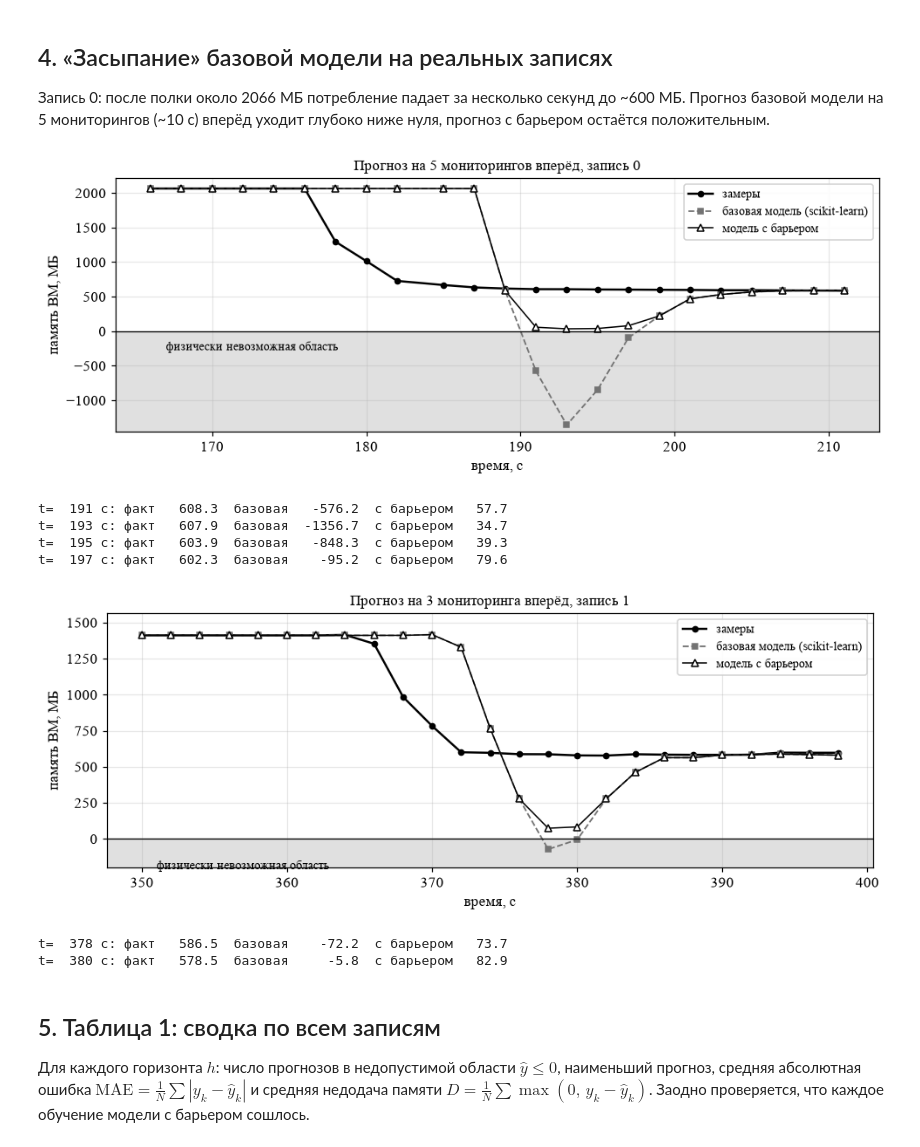
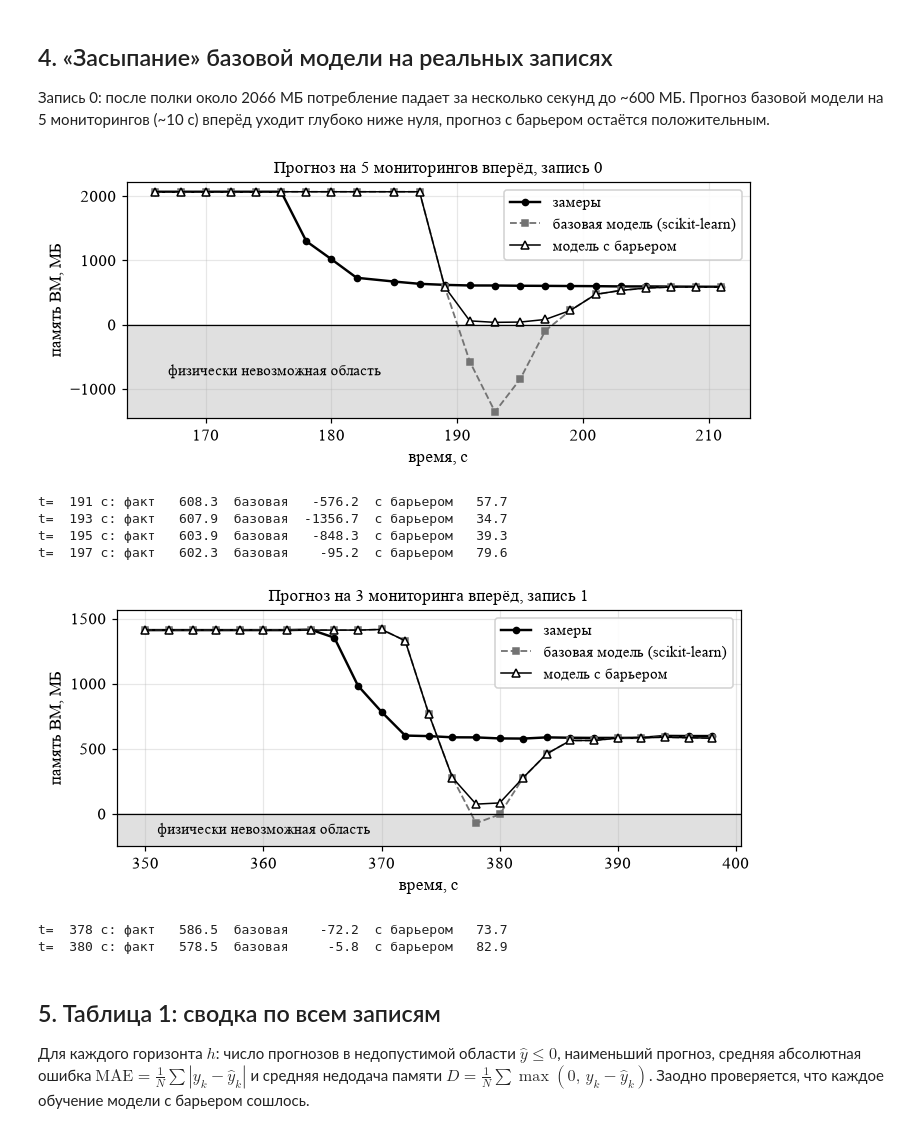
Before and after one commit to 89605502155/trosna-linear-regression-article-reproduction, a Jupyter notebook: reproduce_article.ipynb, the cells around one changed output. Cells and saved outputs as stored; diff of their text form; code cells hidden in the pictures.

```diff
--- a/reproduce_article.ipynb
+++ b/reproduce_article.ipynb
@@ -388,7 +388,7 @@ plt.show()
 (логарифмическое и обратно-квадратичное) бесконечны в точке и равны нулю вне зоны $|d| < \sigma$.
 # %%
 d = np.linspace(-2.5, 2.5, 2001)
-fig, axes = plt.subplots(1, 2, figsize=(9, 3.9))
+fig, axes = plt.subplots(1, 2, figsize=(6.7, 3.6))
 styles = {"gaussian": ("гауссово", "-"), "cauchy": ("Коши", "--"),
           "log_barrier": ("логарифмический барьер", "-"), "inverse_barrier": ("обратно-квадратичный барьер", "--")}
 for ax, names, title in [(axes[0], ["gaussian", "cauchy"], "а) мягкие ядра"),
@@ -399,7 +399,7 @@ for ax, names, title in [(axes[0], ["gaussian", "cauchy"], "а) мягкие я
     ax.set_title(title, fontsize=11)
     ax.set_xlabel(r"$d/\sigma = (\hat y - c)/\sigma$")
     ax.grid(alpha=0.3)
-    ax.legend(loc="upper center", bbox_to_anchor=(0.5, -0.2), fontsize=9, ncol=2, frameon=False)
+    ax.legend(loc="upper center", bbox_to_anchor=(0.5, -0.22), fontsize=10, ncol=1, frameon=False)
 axes[0].set_ylabel(r"$\varphi(d)/\sigma^2$")
 axes[1].set_ylim(0, 4)
 axes[1].axvspan(-1, 1, color="0.85", zorder=0)
@@ -437,13 +437,13 @@ def energy(ax):
     ax.set_xlim(-1.6, 2.6)
     ax.set_ylim(0, 4.2)
     ax.axvspan(-1.6, 0, color="0.85", zorder=0)
-    ax.text(-0.8, 3.85, "запретная\nобласть", ha="center", va="top", fontsize=10)
+    ax.text(-1.52, 4.0, "запретная\nобласть", ha="left", va="top", fontsize=10)
     ax.plot(z, spring, "--", color="black", lw=1.1, label="пружина к наблюдению")
     ax.plot(zr, barrier, ":", color="black", lw=1.4, label="барьер у электрода")
     ax.plot(zr, total, "-", color="black", lw=1.6, label="полная энергия")
     electrode(ax, 0, 0, 4.2)
     ax.plot([y_obs], [0.04], "x", color="black", ms=8, mew=1.5, clip_on=False, zorder=4)
-    ax.annotate("наблюдение $y$", (y_obs, 0.08), (y_obs - 0.35, 0.75), ha="center", fontsize=10,
+    ax.annotate("наблюдение $y$", (y_obs, 0.08), (-1.52, 1.05), ha="left", va="center", fontsize=10,
                 arrowprops={"arrowstyle": "-", "lw": 0.6})
     ax.plot([eq], [u_eq], "o", color="black", ms=9, zorder=5)
     arrow = {"arrowstyle": "-|>", "lw": 1.2, "color": "black"}
@@ -457,7 +457,7 @@ def energy(ax):
     ax.set_xlabel(r"предсказание $\hat y$, в единицах $\sigma$ ($c = 0$)")
     ax.set_ylabel("энергия")
     ax.set_title("а) одна частица", fontsize=11)
-    ax.legend(loc="upper center", bbox_to_anchor=(0.5, -0.2), fontsize=9, ncol=2, frameon=False)
+    ax.legend(loc="upper center", bbox_to_anchor=(0.5, -0.2), fontsize=10, ncol=1, frameon=False)
 
 
 def rod(ax):
@@ -478,7 +478,7 @@ def rod(ax):
     ax.plot([0.3, 10.9], [0, 0], color="black", lw=3, solid_capstyle="butt", zorder=3)
     for x in np.linspace(0.8, 10.4, 12):
         ax.text(x, -0.12, "+", ha="center", va="center", fontsize=9)
-    ax.text(5.2, -0.65, "запретная область, электрод в точке $c = 0$", ha="center", fontsize=10)
+    ax.text(5.6, -0.65, "запретная область,\nэлектрод в точке $c = 0$", ha="center", va="center", fontsize=10)
     ax.text(0.5, 0.25, r"зона $\sigma$", ha="left", va="center", fontsize=9)
     ax.plot(tt[:, 0], base.predict(tt), "--", color="0.45", lw=1.1, label="без барьера")
     ax.plot(tt[:, 0], ours.predict(tt), "-", color="black", lw=1.6, label="с барьером (стержень)")
@@ -491,16 +491,16 @@ def rod(ax):
     ax.plot([t_star], [p_star], "o", color="black", ms=8, zorder=5)
     ax.annotate("", (t_star, p_star + 0.75), (t_star, p_star + 0.1),
                 arrowprops={"arrowstyle": "-|>", "lw": 1.2, "color": "black"})
-    ax.text(t_star - 0.2, p_star + 0.6, "поле\nэлектрода", ha="right", va="center", fontsize=9)
-    ax.text(t_star - 0.3, p_star - 0.02, r"прогноз $\hat y(t^*)$", ha="right", va="center", fontsize=9)
+    ax.text(10.8, p_star + 0.85, "поле\nэлектрода", ha="right", va="bottom", fontsize=10)
+    ax.text(t_star - 0.45, 0.2, r"прогноз $\hat y(t^*)$", ha="right", va="center", fontsize=10)
     ax.set_xlabel("время $t$, мониторинги")
     ax.set_ylabel(r"$y$, в единицах $\sigma$")
     ax.set_title("б) предсказания на одной прямой", fontsize=11)
-    ax.legend(loc="upper center", bbox_to_anchor=(0.5, -0.2), fontsize=9, ncol=3, frameon=False)
+    ax.legend(loc="upper center", bbox_to_anchor=(0.5, -0.2), fontsize=10, ncol=1, frameon=False)
     return float(base.predict(Xq)[0]), float(p_star)
 
 
-fig, axes = plt.subplots(1, 2, figsize=(9, 4.1))
+fig, axes = plt.subplots(1, 2, figsize=(7.2, 4.0))
 energy(axes[0])
 base_star, ours_star = rod(axes[1])
 fig.tight_layout()
@@ -553,33 +553,34 @@ def rolling(t, y, h, **kw):
 # %%
 def plot_case(trace, h, lo, hi, title):
     t, y = traces[trace]["t"], traces[trace]["y"]
     r = rolling(t, y, h)
     sel = (r["idx"] >= lo) & (r["idx"] <= hi)
     tt = t[r["idx"][sel]]
-    fig, ax = plt.subplots(figsize=(9, 3.6))
+    fig, ax = plt.subplots(figsize=(6.7, 3.1))
     ax.axhspan(-2000, LIMIT, color="0.88", zorder=0)
-    ax.text(t[lo] + 1, -150, "физически невозможная область", fontsize=9, va="top")
     ax.plot(t[lo:hi + 1], y[lo:hi + 1], "o-", color="black", lw=1.6, ms=4, label="замеры")
     ax.plot(tt, r["base"][sel], "s--", color="0.45", lw=1.2, ms=4, label="базовая модель (scikit-learn)")
     ax.plot(tt, r["ours"][sel], "^-", color="black", lw=1.0, ms=5, mfc="white", label="модель с барьером")
     ax.axhline(LIMIT, color="black", lw=0.8)
-    ax.set_ylim(min(-200, r["base"][sel].min() - 100), y[lo:hi + 1].max() + 150)
+    y_low = min(-250, r["base"][sel].min() - 100)
+    ax.set_ylim(y_low, y[lo:hi + 1].max() + 150)
+    ax.text(t[lo] + 1, (y_low + LIMIT) / 2, "физически невозможная область", fontsize=10, va="center")
     ax.set_xlabel("время, с")
     ax.set_ylabel("память ВМ, МБ")
     ax.set_title(title, fontsize=11)
     ax.grid(alpha=0.3)
-    ax.legend(loc="upper right", fontsize=9)
+    ax.legend(loc="upper right", fontsize=10)
     fig.tight_layout()
     plt.show()
     for j in np.flatnonzero(sel & (r["base"] <= LIMIT)):
         k = r["idx"][j]
         print(f"t={t[k]:5.0f} с: факт {y[k]:7.1f}  базовая {r['base'][j]:8.1f}  с барьером {r['ours'][j]:6.1f}")
     return {"min_base": float(r["base"][sel].min()), "min_ours": float(r["ours"][sel].min())}
 
 
 case_drop = plot_case(0, 5, 82, 104, "Прогноз на 5 мониторингов вперёд, запись 0")
 # %% [output]
-[figure, old version]
+[figure, new version]
 t=  191 с: факт   608.3  базовая   -576.2  с барьером   57.7
 t=  193 с: факт   607.9  базовая  -1356.7  с барьером   34.7
 t=  195 с: факт   603.9  базовая   -848.3  с барьером   39.3
@@ -587,7 +588,7 @@ t=  197 с: факт   602.3  базовая    -95.2  с барьером   79.
 # %%
 case_drop2 = plot_case(1, 3, 172, 196, "Прогноз на 3 мониторинга вперёд, запись 1")
 # %% [output]
-[figure, old version]
+[figure, new version]
 t=  378 с: факт   586.5  базовая    -72.2  с барьером   73.7
 t=  380 с: факт   578.5  базовая     -5.8  с барьером   82.9
 # %% [markdown]
```
Also changed, not shown: parts of 4 cells of this notebook.
